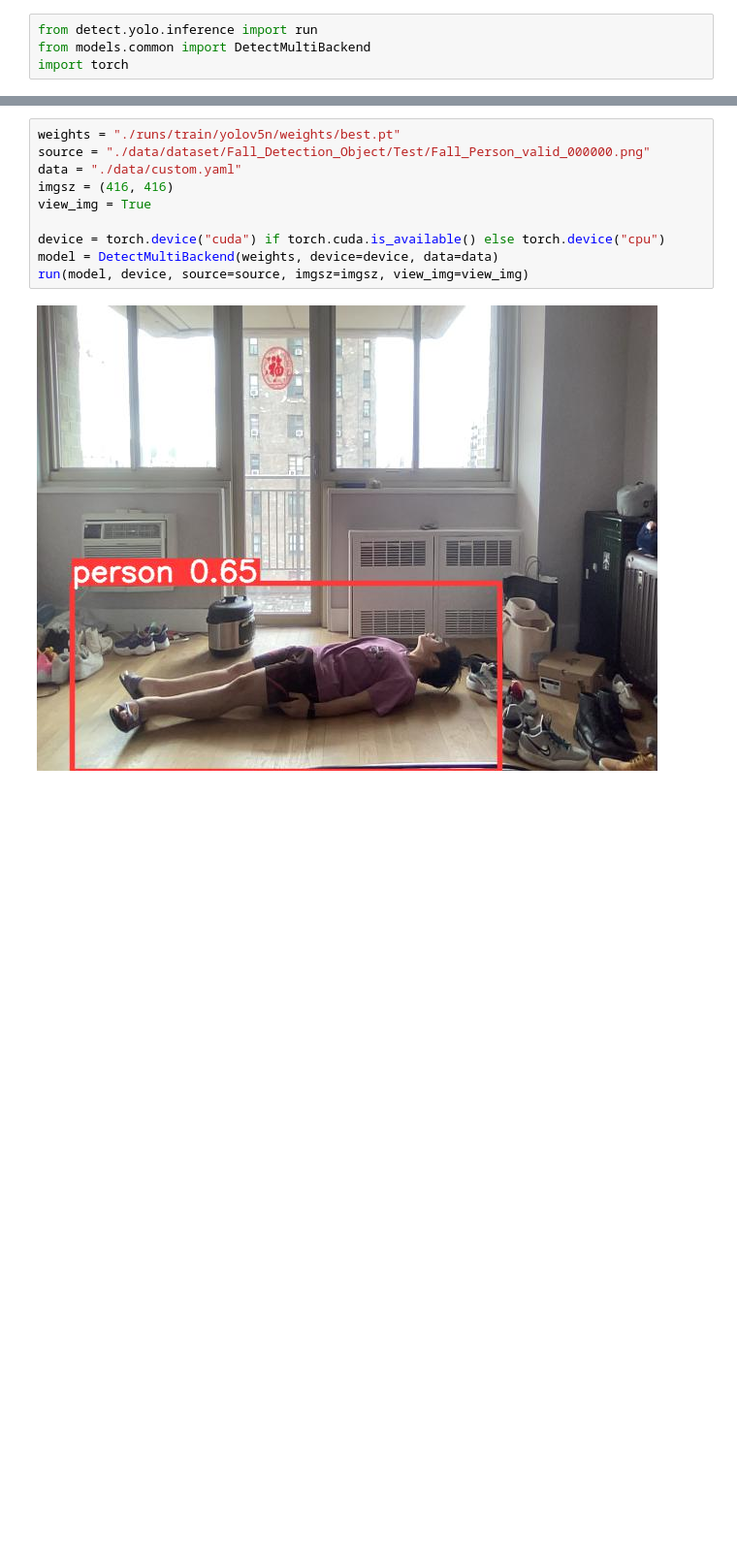
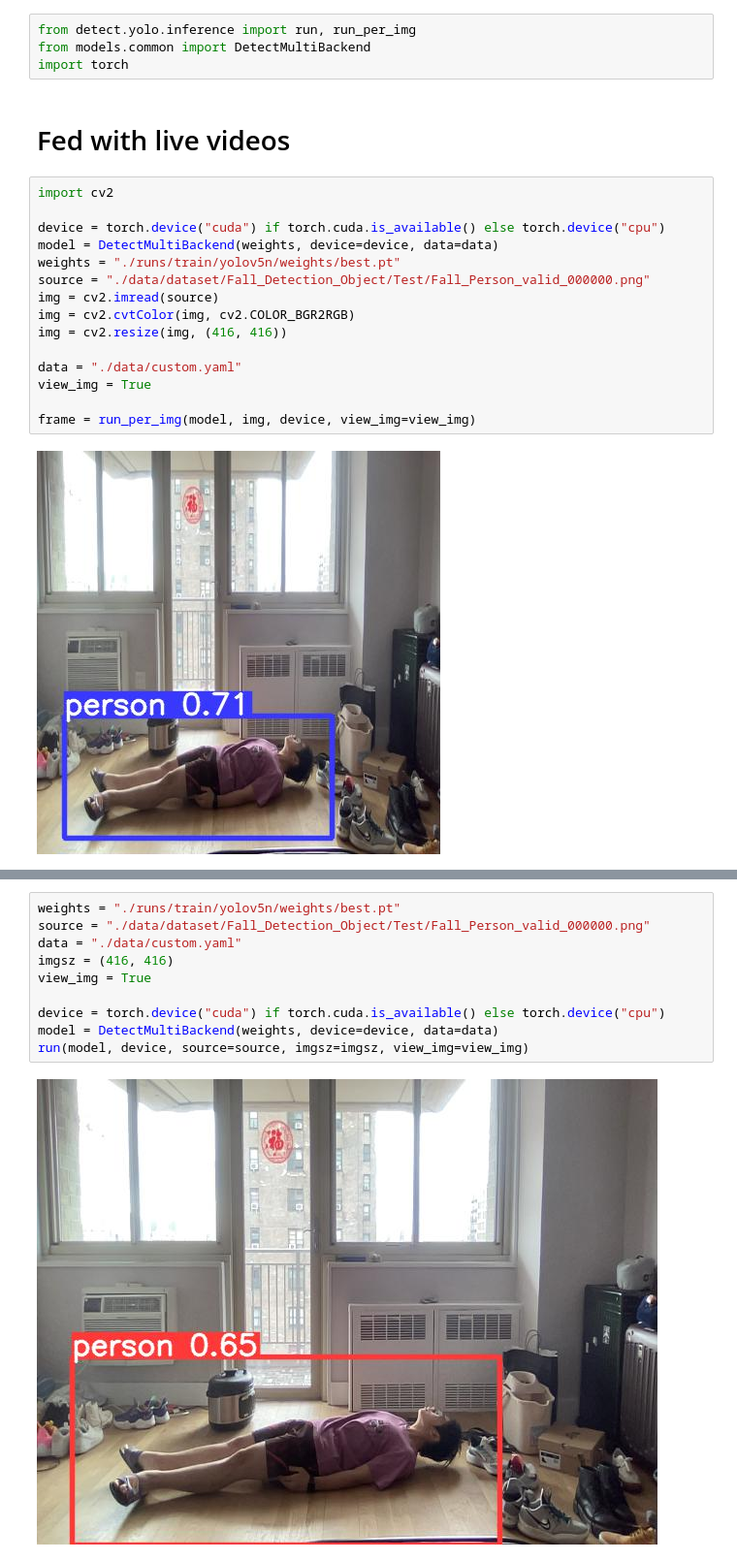
Before and after one commit to Morris135212/Fall_Detection, a Jupyter notebook: Inference.ipynb, the cells around one changed output, grey strips where cells are left out. Shown: that part at 97% size. Cells and saved outputs as stored; diff of their text form; blank space fills up the shorter version.

```diff
--- a/Inference.ipynb
+++ b/Inference.ipynb
@@ -1,4 +1,23 @@
 # %%
-from detect.yolo.inference import run
+from detect.yolo.inference import run, run_per_img
 from models.common import DetectMultiBackend
 import torch
+# %% [markdown]
+# Fed with live videos
+# %%
+import cv2
+
+device = torch.device("cuda") if torch.cuda.is_available() else torch.device("cpu")
+model = DetectMultiBackend(weights, device=device, data=data)
+weights = "./runs/train/yolov5n/weights/best.pt"
+source = "./data/dataset/Fall_Detection_Object/Test/Fall_Person_valid_000000.png"
+img = cv2.imread(source)
+img = cv2.cvtColor(img, cv2.COLOR_BGR2RGB)
+img = cv2.resize(img, (416, 416))
+
+data = "./data/custom.yaml"
+view_img = True
+
+frame = run_per_img(model, img, device, view_img=view_img)
+# %% [output]
+[figure, added]
```
Also changed, not shown: parts of 3 cells of this notebook, 1 other file.
